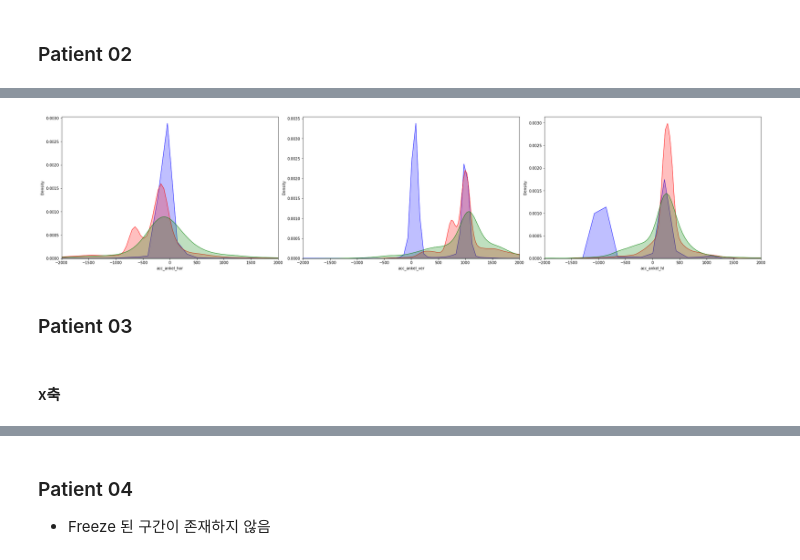
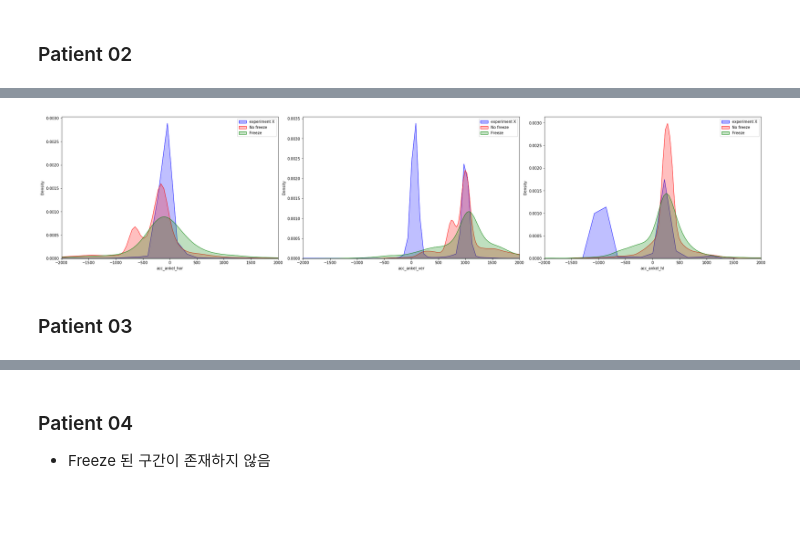
Before and after one commit to dalek7/daphnet, a Jupyter notebook: Daphnet_EDA_KDE_plot.ipynb, the cells around one changed output, grey strips where cells are left out. Saved outputs shown, nothing was run; the diff lists cells and outputs as text; code cells hidden in the pictures; blank space fills up the shorter version.

```diff
--- a/Daphnet_EDA_KDE_plot.ipynb
+++ b/Daphnet_EDA_KDE_plot.ipynb
@@ -24,7 +24,6 @@ S01R01.txt  S02R02.txt  S03R03.txt  S05R02.txt  S07R01.txt  S09R01.txt
 S01R02.txt  S03R01.txt  S04R01.txt  S06R01.txt  S07R02.txt  S10R01.txt
 S02R01.txt  S03R02.txt  S05R01.txt  S06R02.txt  S08R01.txt
 # %%
-df1 = pd.read_csv('./dataset/S01R01.txt', sep = ' ',
-                 names = ['time', 'acc_ankel_hor', 'acc_ankel_ver', 'acc_ankel_hl',
+names = ['time', 'acc_ankel_hor', 'acc_ankel_ver', 'acc_ankel_hl',
                'acc_thigh_hor', 'acc_thigh_ver', 'acc_thigh_hl','acc_trunk_hor',
-               'acc_trunk_ver', 'acc_trunk_hl', 'Annotation' ])
+               'acc_trunk_ver', 'acc_trunk_hl', 'Annotation' ]
@@ -31,6 +32,3 @@ df1 = pd.read_csv('./dataset/S01R01.txt', sep = ' ',
 # %%
-df2 = pd.read_csv('./dataset/S02R01.txt', sep = ' ',
-                 names = ['time', 'acc_ankel_hor', 'acc_ankel_ver', 'acc_ankel_hl',
-               'acc_thigh_hor', 'acc_thigh_ver', 'acc_thigh_hl','acc_trunk_hor',
-               'acc_trunk_ver', 'acc_trunk_hl', 'Annotation' ])
+df2 = pd.read_csv('./dataset/S02R01.txt', sep = ' ', names = names)
 # %%
@@ -344,35 +148,36 @@ sns.kdeplot(df2[df2.Annotation == 0]["acc_ankel_ver"],
             color="blue", label="experiment X", shade = True, ax=ax[1])
 
 sns.kdeplot(df2[df2.Annotation == 1]["acc_ankel_ver"],
 
              color="red", label="No freeze",  shade = True,  ax=ax[1])
 
 sns.kdeplot(df2[df2.Annotation == 2]["acc_ankel_ver"],
 
              color="green", label="Freeze",  shade = True,  ax=ax[1])
 
 # ankel_hl
 sns.kdeplot(df2[df2.Annotation == 0]["acc_ankel_hl"],
 
              color="blue", label="experiment X", shade = True,  ax=ax[2])
 
 sns.kdeplot(df2[df2.Annotation == 1]["acc_ankel_hl"],
 
              color="red", label="No freeze",  shade = True, ax=ax[2])
 
 sns.kdeplot(df2[df2.Annotation == 2]["acc_ankel_hl"],
 
              color="green", label="Freeze",  shade = True, ax=ax[2])
 
 
 
 fig.tight_layout()
 plt.xlim([-2000, 2000])
+ax[0].legend()
+ax[1].legend()
+ax[2].legend()
 plt.savefig("./out/P02_total.png")
 plt.show()
 # %% [output]
-[figure, old version]
+[figure, new version]
 # %% [markdown]
 ### Patient 03
-# %% [markdown]
-#### x축
```
Also changed, not shown: parts of 64 cells of this notebook.
